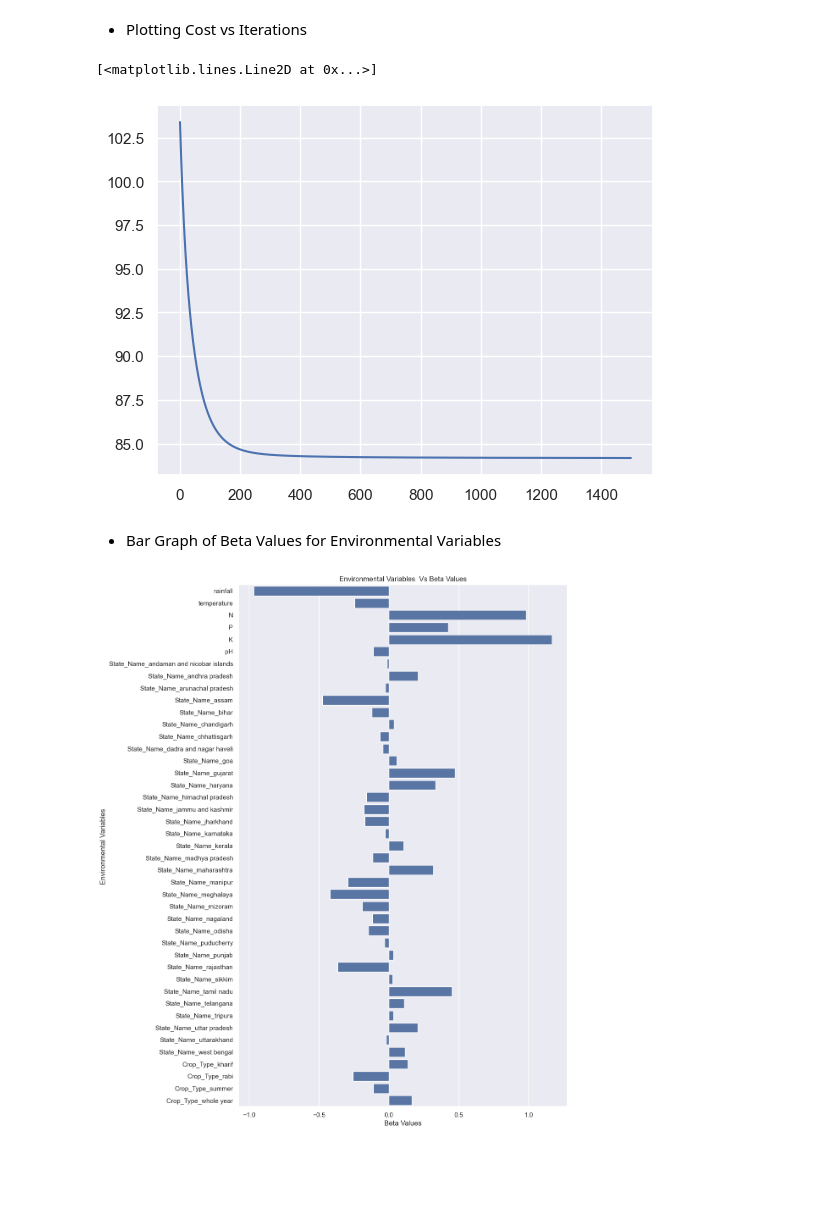
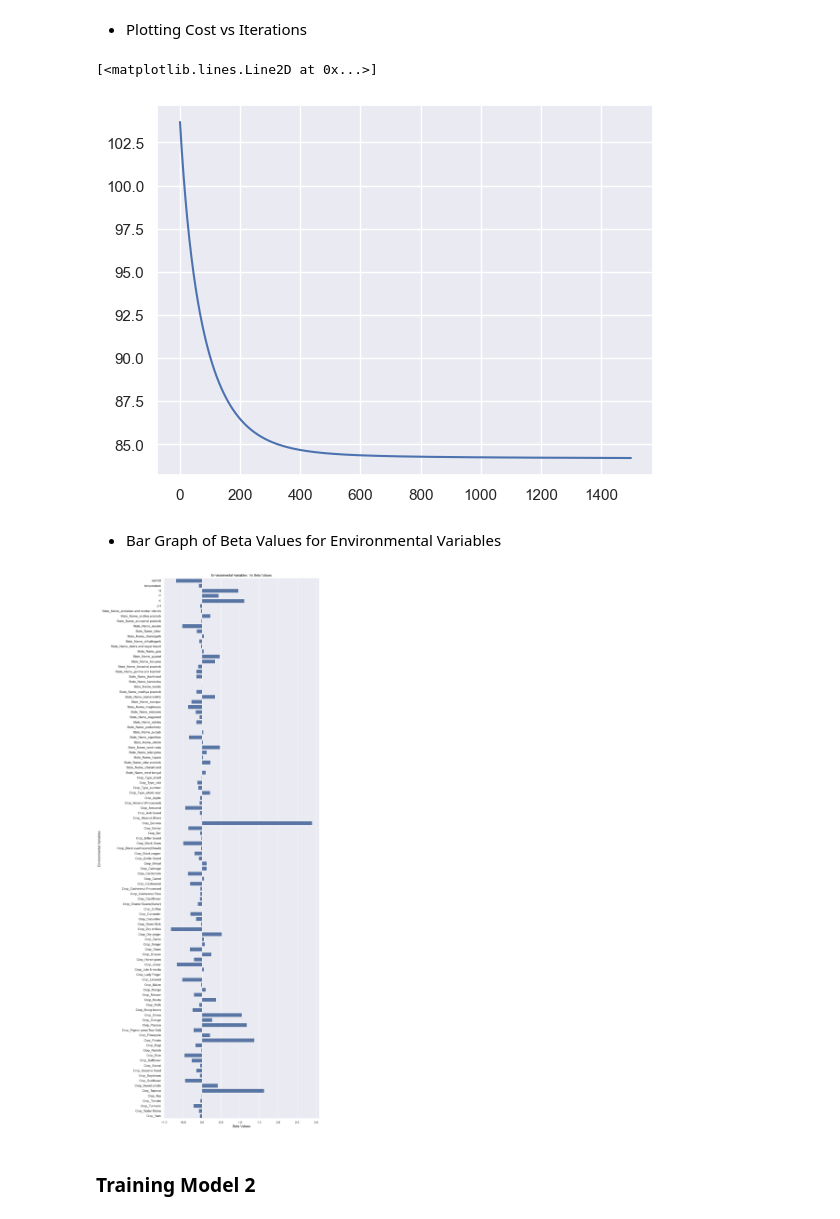
Before and after one commit to gangeshk14/2D-DDW, a Jupyter notebook: starterNotebook.ipynb, the cells around one changed output. Cells and saved outputs as stored; diff of their text form; code cells hidden in the pictures; blank space fills up the shorter version.

Commit message:
trainged model 2

```diff
--- a/starterNotebook.ipynb
+++ b/starterNotebook.ipynb
@@ -229,7 +246,7 @@ target = prepare_target(df_target_train)
 # %%
 #define model parameters
-iterations = 10000
-alpha = 0.005
+iterations = 1500
+alpha = 0.01
 beta = np.zeros((108,1))
 
 #call gradient descent function
@@ -242,6 +259,6 @@ print(mse)
 
 beta_list = beta.tolist()
 data = {"beta": beta_list, "J_storage": J_storage}
-with open('data.json', 'w') as file:
+with open('model1.json', 'w') as file:
     json.dump(data, file)
 # %% [output]
@@ -254,18 +271,20 @@ with open('data.json', 'w') as file:
 plt.plot(J_storage)
 # %% [output]
 [<matplotlib.lines.Line2D at 0x...>]
-[figure, old version]
+[figure, new version]
 # %% [markdown]
 - Bar Graph of Beta Values for Environmental Variables
 # %%
 beta_data = beta_list[1:]
 newBetaList = [item for sublist in beta_data for item in sublist]
 # plt.barh(feature_title_list[39:43], newBetaList[39:43])
-plt.figure(figsize=(10, 16))
-sns.barplot(x=newBetaList[0:43], y=feature_title_list[0:43])
+plt.figure(figsize=(10, 35))
+sns.barplot(x=newBetaList[0:110], y=feature_title_list[0:110])
 plt.xlabel('Beta Values')
 plt.ylabel('Environmental Variables ')
 plt.title('Environmental Variables  Vs Beta Values')
 plt.show()
 # %% [output]
-[figure, old version]
+[figure, new version]
+# %% [markdown]
+### Training Model 2
```
Also changed, not shown: parts of 16 cells of this notebook, 5 other files.
